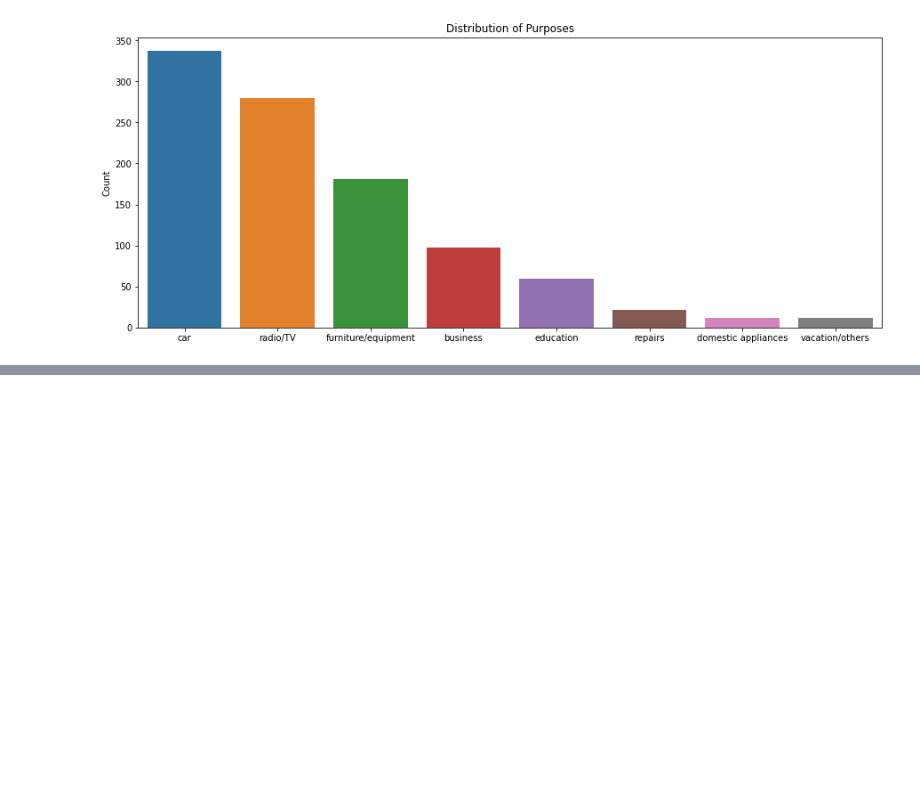
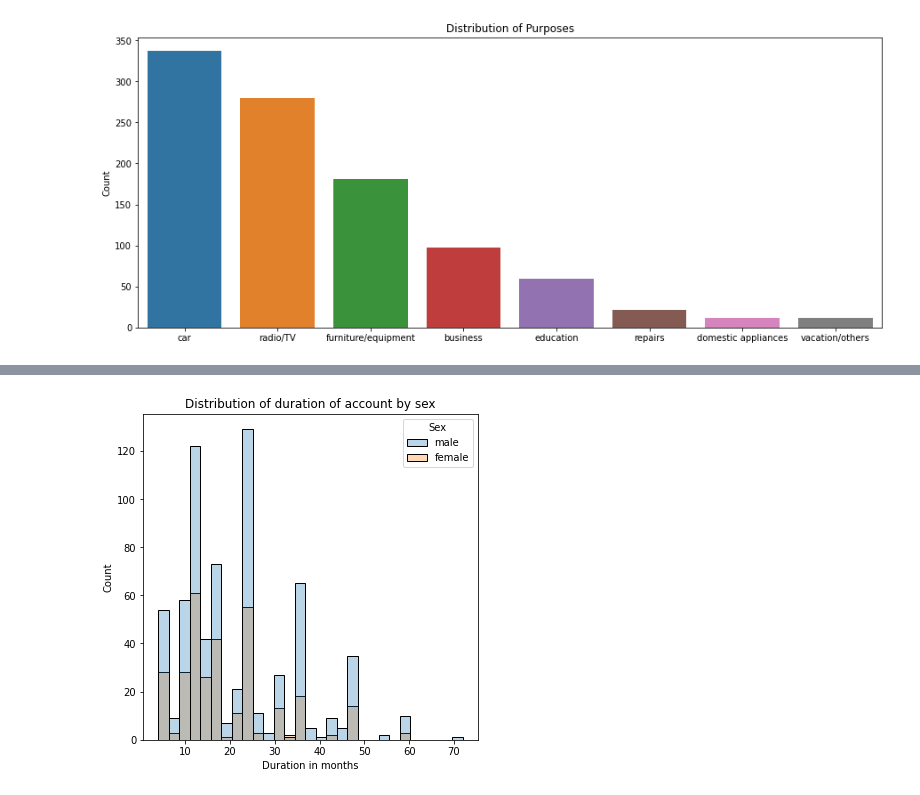
Before and after one commit to earo12/Analyzing-Screen-Time, a Jupyter notebook: Credit_Risk.ipynb, the cells around one changed output, grey strips where cells are left out. Saved outputs shown, nothing was run; the diff lists cells and outputs as text; code cells hidden in the pictures; blank space fills up the shorter version.

```diff
--- a/Credit_Risk.ipynb
+++ b/Credit_Risk.ipynb
@@ -152,0 +171,10 @@ TypeError: ignored
+# %%
+def hist_duration():
+  sns.histplot(data = df, x = df['Duration'], hue = df['Sex'], alpha = 0.3)
+  plt.xlabel('Duration in months')
+  plt.ylabel('Count')
+  plt.title('Distribution of duration of account by sex')
+  plt.show()
+hist_duration()
+# %% [output]
+[figure, added]
```
Also changed, not shown: parts of 5 cells of this notebook.
